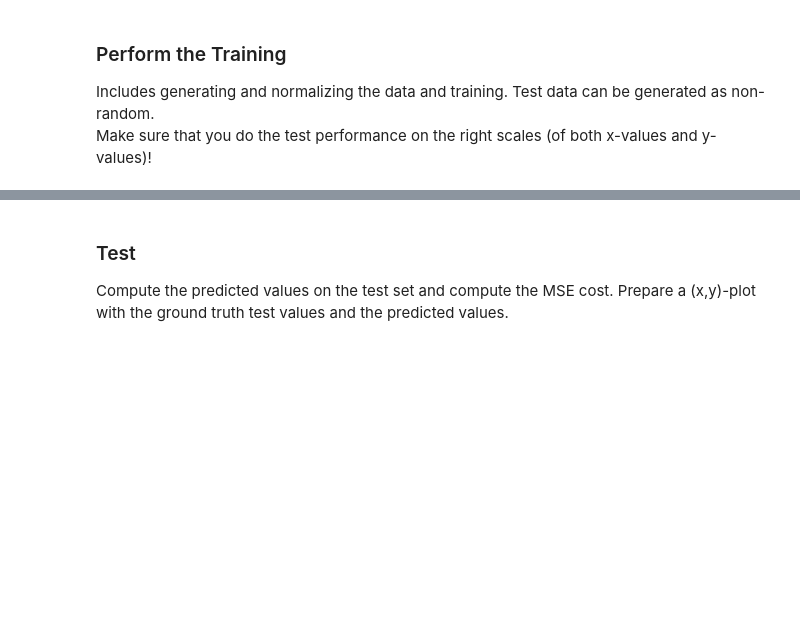
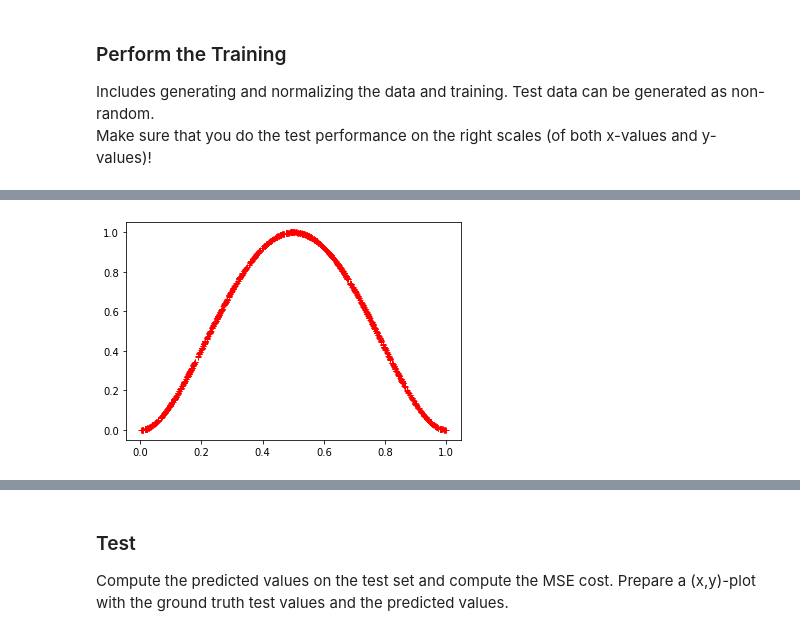
Before and after one commit to codax0r/mse-delearn, a Jupyter notebook: jeh/w3-function_approximation_stud.ipynb, the cells around one changed output, grey strips where cells are left out. Cells and saved outputs as stored; diff of their text form; code cells hidden in the pictures; blank space fills up the shorter version.

```diff
--- a/jeh/w3-function_approximation_stud.ipynb
+++ b/jeh/w3-function_approximation_stud.ipynb
@@ -390,0 +385,5 @@ plt.semilogy(epochs,costs)
+# %%
+fig, ax = plt.subplots(figsize=(6, 4))
+_ = ax.plot(X_train[0, :], y_train[0, :], color='red', linestyle='none', marker='+')
+# %% [output]
+[figure, added]
```
Also changed, not shown: parts of 14 cells of this notebook.
